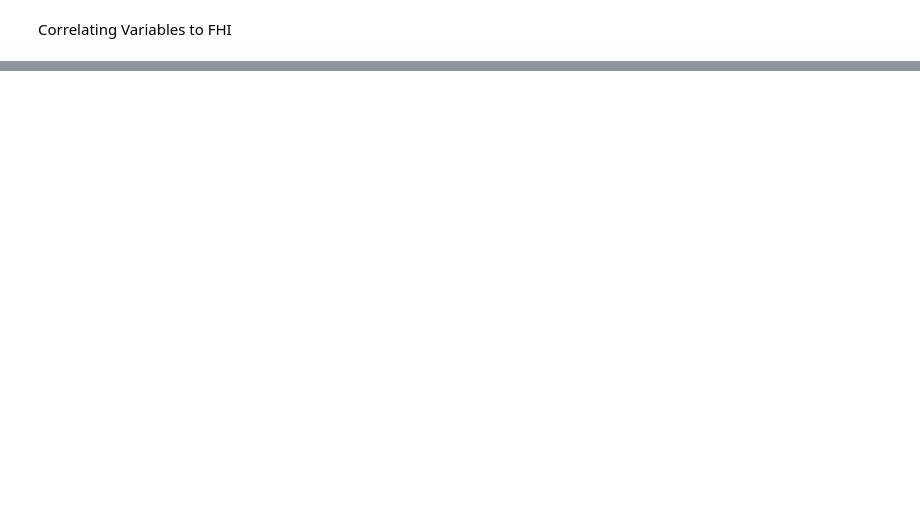
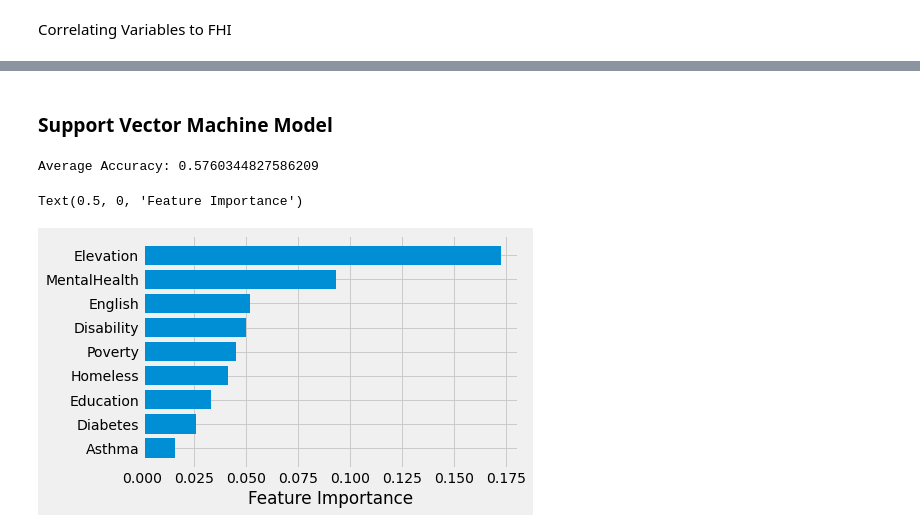
Before and after one commit to Ranabor/CDC-2022, a Jupyter notebook: group_data_exploration.ipynb, the cells around one changed output, grey strips where cells are left out. Saved outputs shown, nothing was run; the diff lists cells and outputs as text; code cells hidden in the pictures; blank space fills up the shorter version.

Commit message:
Support Vector Machine Model

```diff
--- a/group_data_exploration.ipynb
+++ b/group_data_exploration.ipynb
@@ -103,0 +102,41 @@ X =
+# %% [markdown]
+### Support Vector Machine Model
+# %%
+### Support Vector Machine Model
+from sklearn.model_selection import train_test_split
+from sklearn import svm
+from sklearn.preprocessing import StandardScaler
+
+# Splitting into Training and Testin Sets
+X = san_francisco[list(significant_metrics.keys())] #
+y = san_francisco[['FloodHealthIndex_Quintiles']] #
+accuracy = []
+for i in range(0, 100):
+    X_train, X_test, y_train, y_test = train_test_split(X, y, test_size=0.2)
+    clf = svm.SVC(kernel='linear', C = 1)
+    scaler = StandardScaler()
+    scaler.fit(X_train)
+    X_train = scaler.transform(X_train)
+    X_test = scaler.transform(X_test)
+    clf.fit(X_train, np.ravel(y_train,order='C'))
+    y_pred = clf.predict(X_test)
+    from sklearn import metrics
+    accuracy.append(metrics.accuracy_score(y_test, y_pred))
+
+print("Average Accuracy:",sum(accuracy)/len(accuracy))
+# %% [output]
+Average Accuracy: 0.5760344827586209
+# %%
+from sklearn.inspection import permutation_importance
+
+perm_importance = permutation_importance(clf, X_test, y_test)
+
+feature_names = list(significant_metrics.keys())
+features = np.array(feature_names)
+
+sorted_idx = perm_importance.importances_mean.argsort()
+plt.barh(features[sorted_idx], perm_importance.importances_mean[sorted_idx])
+plt.xlabel("Feature Importance")
+# %% [output]
+Text(0.5, 0, 'Feature Importance')
+[figure, added]
```
Also changed, not shown: parts of 6 cells of this notebook, 3 other files.
